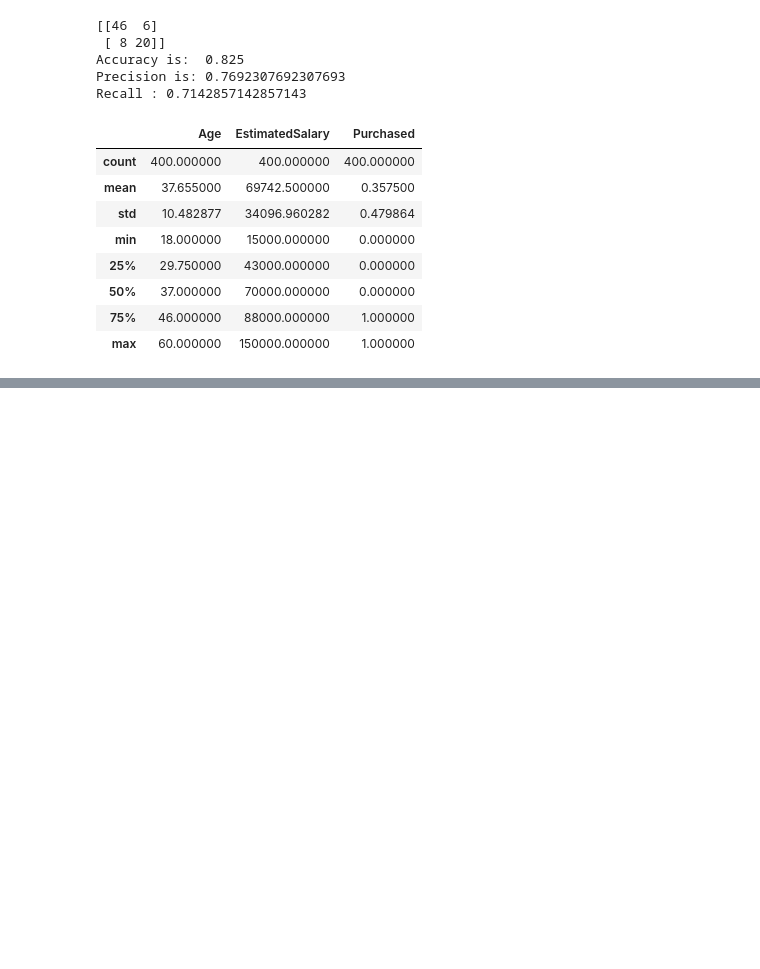
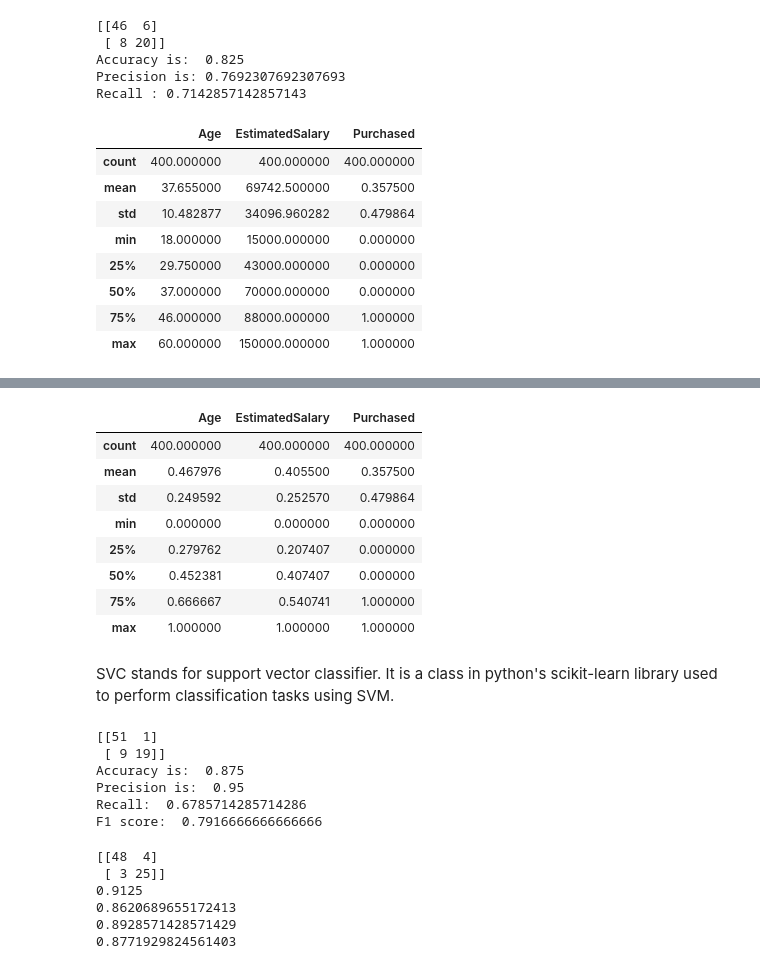
Before and after one commit to jayakrishnan004/Supervised-Learning, a Jupyter notebook: Classification_Algorithms.ipynb, the cells around one changed output, grey strips where cells are left out. Saved outputs shown, nothing was run; the diff lists cells and outputs as text; code cells hidden in the pictures; blank space fills up the shorter version.

Commit message:
classification algorithms

```diff
--- a/Classification_Algorithms.ipynb
+++ b/Classification_Algorithms.ipynb
@@ -167,0 +173,21 @@ df.describe()
+# %%
+df1 = df.copy()
+# %%
+# do scaling on numerical features
+
+from sklearn.preprocessing import MinMaxScaler
+scaler = MinMaxScaler()
+# %%
+for i in ['Age', 'EstimatedSalary']:
+  df1[i] = scaler.fit_transform(df1[[i]])
+df1.describe()
+# %% [output]
+|  | Age | EstimatedSalary | Purchased |
+| count | 400.000000 | 400.000000 | 400.000000 |
+| mean | 0.467976 | 0.405500 | 0.357500 |
+| std | 0.249592 | 0.252570 | 0.479864 |
+| min | 0.000000 | 0.000000 | 0.000000 |
+| 25% | 0.279762 | 0.207407 | 0.000000 |
+| 50% | 0.452381 | 0.407407 | 0.000000 |
+| 75% | 0.666667 | 0.540741 | 1.000000 |
+| max | 1.000000 | 1.000000 | 1.000000 |
@@ -167,0 +199,46 @@ df.describe()
+# %% [markdown]
+SVC stands for support vector classifier. It is a class in python's scikit-learn library used to perform classification tasks using SVM.
+# %%
+# Encode the categorical 'Gender' column and drop target 'Purchased' for features
+df1_encoded = pd.get_dummies(df1, columns=['Gender'], drop_first=True, dtype=int)
+X1 = df1_encoded.drop('Purchased', axis=1)
+y1 = df1_encoded['Purchased']
+
+# Split the scaled and encoded data
+X_train1, X_test1, y_train, y_test = train_test_split(X1, y1, test_size=0.2, random_state=42)
+
+# Linear kernel
+svm_linear = SVC(kernel='linear')
+svm_linear.fit(X_train1, y_train)
+y_pred_svm_linear = svm_linear.predict(X_test1)
+
+print(confusion_matrix(y_test, y_pred_svm_linear))
+print('Accuracy is: ', accuracy_score(y_test, y_pred_svm_linear))
+print('Precision is: ', precision_score(y_test, y_pred_svm_linear))
+print('Recall: ', recall_score(y_test, y_pred_svm_linear))
+print('F1 score: ', f1_score(y_test, y_pred_svm_linear))
+# %% [output]
+[[51  1]
+ [ 9 19]]
+Accuracy is:  0.875
+Precision is:  0.95
+Recall:  0.6785714285714286
+F1 score:  0.7916666666666666
+# %%
+# Polynomial kernel
+
+svm_poly = SVC(kernel='poly')
+svm_poly.fit(X_train1, y_train)
+y_pred_svm_poly = svm_poly.predict(X_test1)
+print(confusion_matrix(y_test, y_pred_svm_poly))
+print(accuracy_score(y_test, y_pred_svm_poly))
+print(precision_score(y_test, y_pred_svm_poly))
+print(recall_score(y_test, y_pred_svm_poly))
+print(f1_score(y_test, y_pred_svm_poly))
+# %% [output]
+[[48  4]
+ [ 3 25]]
+0.9125
+0.8620689655172413
+0.8928571428571429
+0.8771929824561403
```
Also changed, not shown: parts of 9 cells of this notebook.
